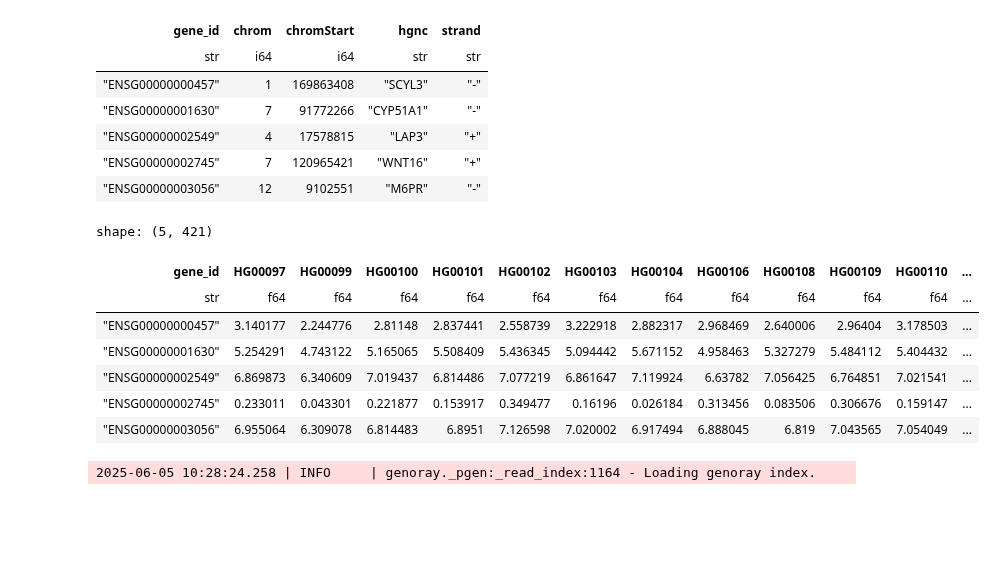
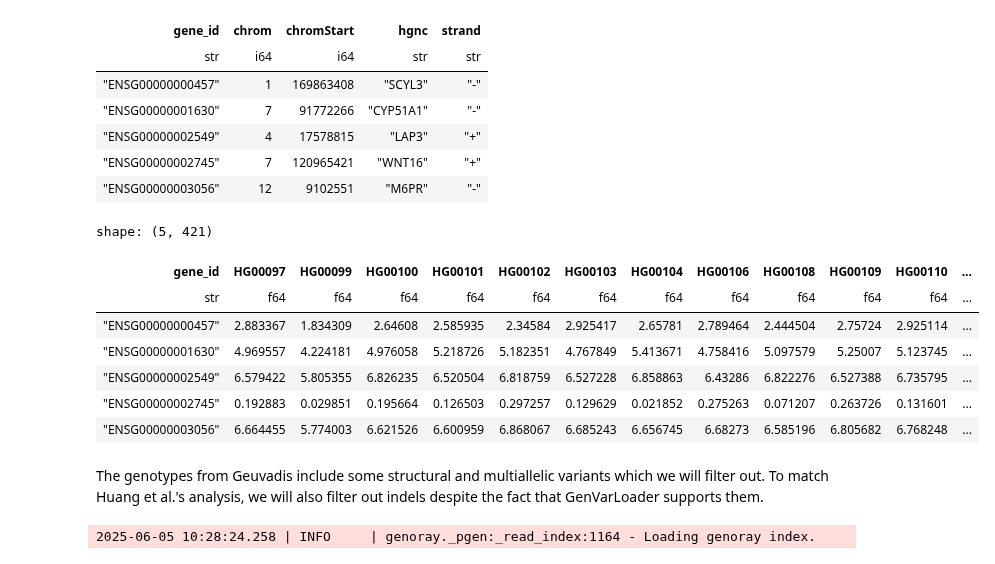
Before and after one commit to mcvickerlab/GenVarLoader, a Jupyter notebook: docs/source/basenji2_eval.ipynb, the cells around one changed output. Cells and saved outputs as stored; diff of their text form; code cells hidden in the pictures; blank space fills up the shorter version.

```diff
--- a/docs/source/basenji2_eval.ipynb
+++ b/docs/source/basenji2_eval.ipynb
@@ -47,27 +54,28 @@ shape: (5, 5)
 # %%
 expr = (
     pl.read_csv(paths["expr"], separator="\t")
     .rename({"TargetID": "gene_id"})
     .drop("Gene_Symbol", "Chr", "Coord")
     .with_columns(
         pl.col("gene_id").str.split(".").list.get(0),
-        (cs.numeric() / cs.numeric().sum() * int(1e6)).log1p()
-        / log(2),  # log2(CPM + 1)
+        cs.numeric().log1p() / log(2),  # log2(RPKM + 1)
     )
     .join(genes, "gene_id")
     .sort("gene_id")
     .select("gene_id", *samples)
 )
 expr.head()
 # %% [output]
 shape: (5, 421)
 | gene_id | HG00097 | HG00099 | HG00100 | HG00101 | HG00102 | HG00103 | HG00104 | HG00106 | HG00108 | HG00109 | HG00110 | ... |
 | str | f64 | f64 | f64 | f64 | f64 | f64 | f64 | f64 | f64 | f64 | f64 | ... |
-| "ENSG00000000457" | 3.140177 | 2.244776 | 2.81148 | 2.837441 | 2.558739 | 3.222918 | 2.882317 | 2.968469 | 2.640006 | 2.96404 | 3.178503 | ... |
-| "ENSG00000001630" | 5.254291 | 4.743122 | 5.165065 | 5.508409 | 5.436345 | 5.094442 | 5.671152 | 4.958463 | 5.327279 | 5.484112 | 5.404432 | ... |
-| "ENSG00000002549" | 6.869873 | 6.340609 | 7.019437 | 6.814486 | 7.077219 | 6.861647 | 7.119924 | 6.63782 | 7.056425 | 6.764851 | 7.021541 | ... |
-| "ENSG00000002745" | 0.233011 | 0.043301 | 0.221877 | 0.153917 | 0.349477 | 0.16196 | 0.026184 | 0.313456 | 0.083506 | 0.306676 | 0.159147 | ... |
-| "ENSG00000003056" | 6.955064 | 6.309078 | 6.814483 | 6.8951 | 7.126598 | 7.020002 | 6.917494 | 6.888045 | 6.819 | 7.043565 | 7.054049 | ... |
+| "ENSG00000000457" | 2.883367 | 1.834309 | 2.64608 | 2.585935 | 2.34584 | 2.925417 | 2.65781 | 2.789464 | 2.444504 | 2.75724 | 2.925114 | ... |
+| "ENSG00000001630" | 4.969557 | 4.224181 | 4.976058 | 5.218726 | 5.182351 | 4.767849 | 5.413671 | 4.758416 | 5.097579 | 5.25007 | 5.123745 | ... |
+| "ENSG00000002549" | 6.579422 | 5.805355 | 6.826235 | 6.520504 | 6.818759 | 6.527228 | 6.858863 | 6.43286 | 6.822276 | 6.527388 | 6.735795 | ... |
+| "ENSG00000002745" | 0.192883 | 0.029851 | 0.195664 | 0.126503 | 0.297257 | 0.129629 | 0.021852 | 0.275263 | 0.071207 | 0.263726 | 0.131601 | ... |
+| "ENSG00000003056" | 6.664455 | 5.774003 | 6.621526 | 6.600959 | 6.868067 | 6.685243 | 6.656745 | 6.68273 | 6.585196 | 6.805682 | 6.768248 | ... |
+# %% [markdown]
+The genotypes from Geuvadis include some structural and multiallelic variants which we will filter out. To match Huang et al.'s analysis, we will also filter out indels despite the fact that GenVarLoader supports them.
 # %%
 pgen = PGEN(
     paths["pgen"], filter=is_snp & is_biallelic & ~pl.col("ID").str.starts_with("sv")
```
Also changed, not shown: parts of 8 cells of this notebook, 2 other files.
